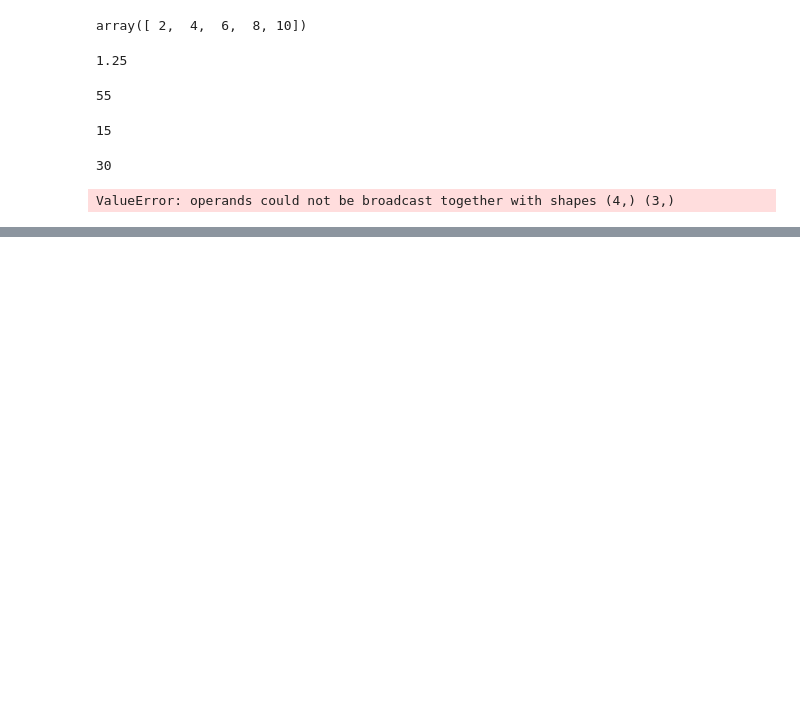
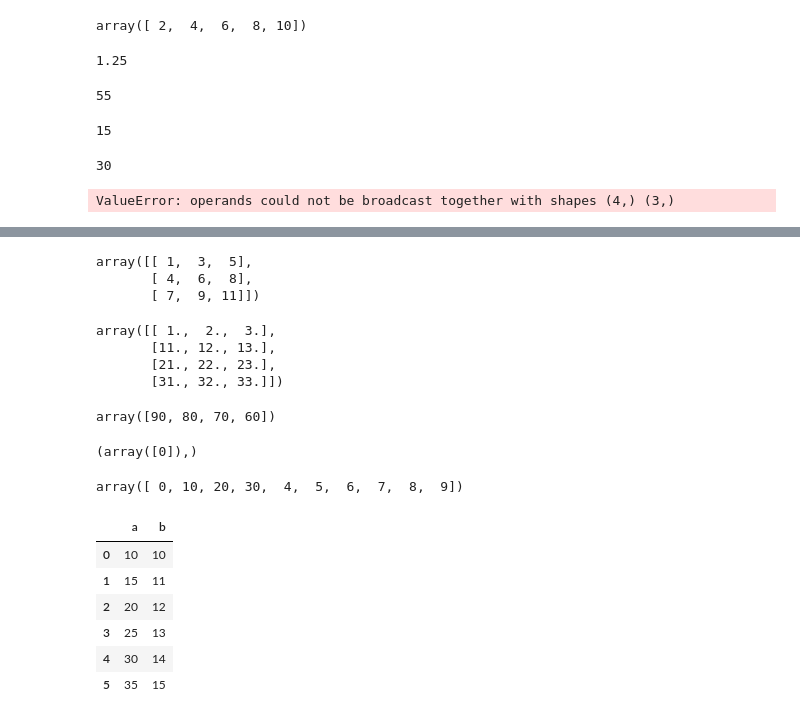
Before and after one commit to UtsavParashar/PythonProblems, a Jupyter notebook: Pandas 1.0 Cookbook.ipynb, the cells around one changed output, grey strips where cells are left out. Saved outputs shown, nothing was run; the diff lists cells and outputs as text; code cells hidden in the pictures; blank space fills up the shorter version.

```diff
--- a/Pandas 1.0 Cookbook.ipynb
+++ b/Pandas 1.0 Cookbook.ipynb
@@ -687,0 +656,46 @@ array([ 0, 10, 20, 30,  4,  5,  6,  7,  8,  9])
+# %%
+np.arange(9).reshape(3,3) + np.arange(1,4)
+# %% [output]
+array([[ 1,  3,  5],
+       [ 4,  6,  8],
+       [ 7,  9, 11]])
+# %%
+a = np.array([0, 10, 20, 30])
+b = np.array([1., 2., 3.])
+a[:, np.newaxis] + b
+# %% [output]
+array([[ 1.,  2.,  3.],
+       [11., 12., 13.],
+       [21., 22., 23.],
+       [31., 32., 33.]])
+# %%
+def myfunc(a,b):
+    return a-b if a>b else b-a
+
+vfunc = np.vectorize(myfunc)
+vfunc(np.array([100, 90, 80, 70]),10)
+# %% [output]
+array([90, 80, 70, 60])
+# %%
+np.where(10.<20)
+# %% [output]
+(array([0]),)
+# %%
+a = np.arange(10)
+np.where(a>3, a, a*10)
+# %% [output]
+array([ 0, 10, 20, 30,  4,  5,  6,  7,  8,  9])
+# %%
+df1 = pd.DataFrame({
+    'a':np.arange(10,40,5),
+    'b':np.arange(10,16)
+})
+df1
+# %% [output]
+|  | a | b |
+| 0 | 10 | 10 |
+| 1 | 15 | 11 |
+| 2 | 20 | 12 |
+| 3 | 25 | 13 |
+| 4 | 30 | 14 |
+| 5 | 35 | 15 |
```
Also changed, not shown: parts of 17 cells of this notebook, 1 other file.
